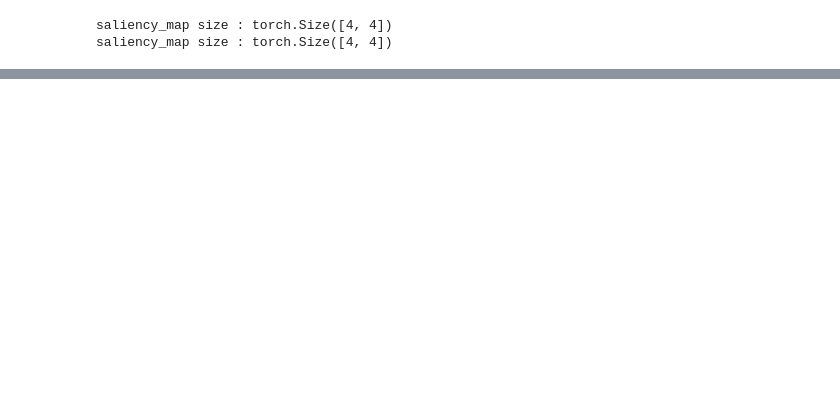
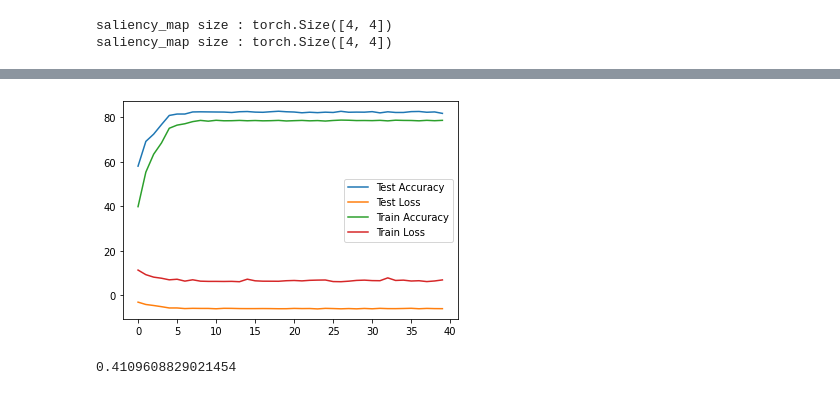
Before and after one commit to pandian-raja/EVA4_Session10, a Jupyter notebook: Session_10.ipynb, the cells around one changed output, grey strips where cells are left out. Cells and saved outputs as stored; diff of their text form; code cells hidden in the pictures; blank space fills up the shorter version.

```diff
--- a/Session_10.ipynb
+++ b/Session_10.ipynb
@@ -958,0 +104,4 @@ import os
+# %%
+graph.test_validation_graph(test_acc,test_losses,train_acc, train_losses)
+# %% [output]
+[figure, added]
@@ -958,0 +111,4 @@ import os
+# %%
+lr_finder.best_loss
+# %% [output]
+0.4109608829021454
```
Also changed, not shown: parts of 45 cells of this notebook.
